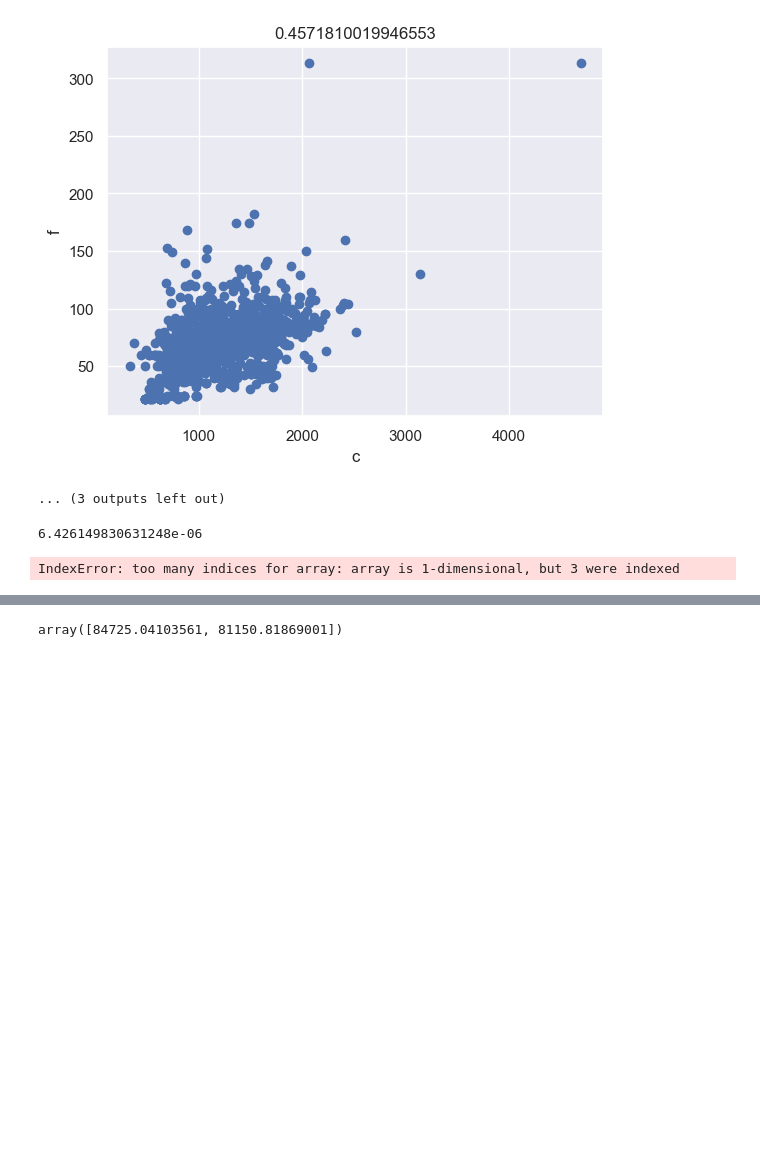
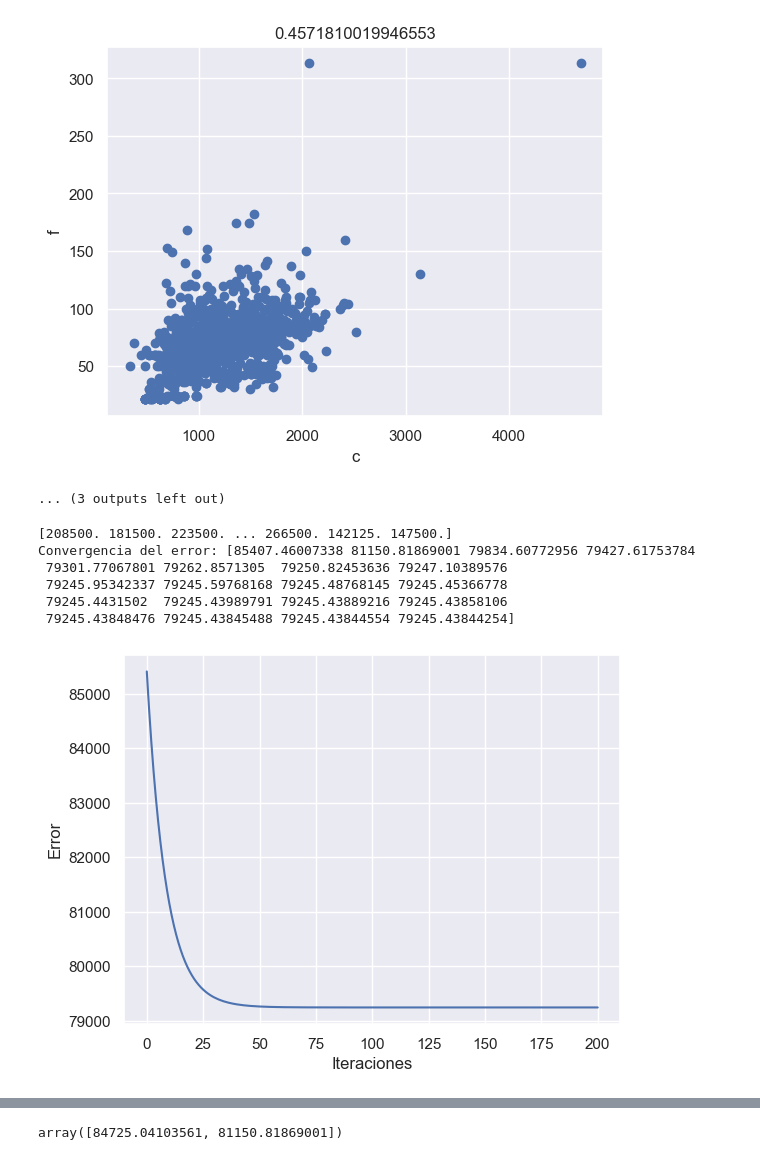
Before and after one commit to PoldanaGt/Proyecto, a Jupyter notebook: Proyecto1.ipynb, the cells around one changed output, grey strips where cells are left out. Saved outputs shown, nothing was run; the diff lists cells and outputs as text; code cells hidden in the pictures; blank space fills up the shorter version.

```diff
--- a/Proyecto1.ipynb
+++ b/Proyecto1.ipynb
@@ -139,8 +85,3 @@ G.map_offdiag(sns.scatterplot)
 # %% [output]
 <seaborn.axisgrid.PairGrid at 0x...>
 [figure]
-# %%
-for i in range(1, 7):
-    plt.subplot(2, 3, i,)
-    plt.text(0.5, 0.5, str((2, 3, i)),
-             fontsize=18, ha='center')
@@ -179,9 +118,5 @@ for i, fig in enumerate(figures):
 ma=stats['a']['mean']
 mb=stats['b']['mean']
 mc=stats['c']['mean']
-Bca=mc/ma
-Bca
-Bca/1000
+m0=mc/ma
-# %% [output]
-6.426149830631248e-06
 # %%
@@ -226,4 +188,0 @@ def Training(x,y,epochs,err_int,alpha):
-# %%
-Ei[2,1,3]
-# %% [output]
-IndexError: too many indices for array: array is 1-dimensional, but 3 were indexed
@@ -234,0 +189,13 @@ def Plot_error(AE):
+# %%
+Modelo_lineal.Training(df['a'],df['c'],200,10,0.000000000000001)
+# %% [output]
+[208500. 181500. 223500. ... 266500. 142125. 147500.]
+Convergencia del error: [85407.46007338 81150.81869001 79834.60772956 79427.61753784
+ 79301.77067801 79262.8571305  79250.82453636 79247.10389576
+ 79245.95342337 79245.59768168 79245.48768145 79245.45366778
+ 79245.4431502  79245.43989791 79245.43889216 79245.43858106
+ 79245.43848476 79245.43845488 79245.43844554 79245.43844254]
+# %%
+Modelo_lineal.Error_Plot()
+# %% [output]
+[figure, added]
```
Also changed, not shown: parts of 18 cells of this notebook.
